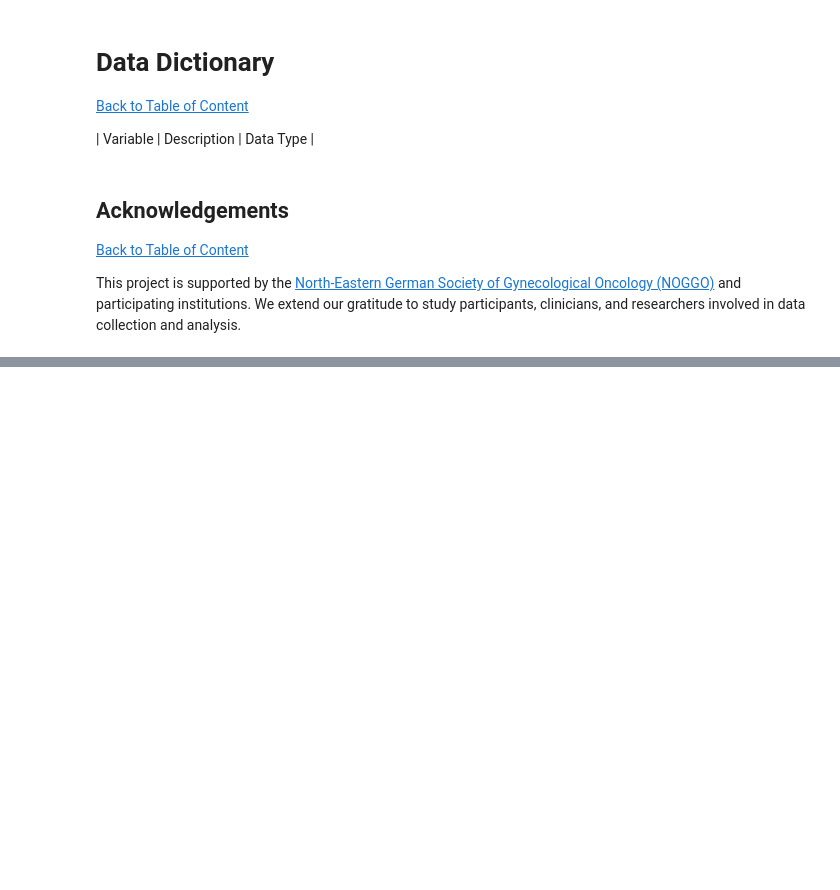
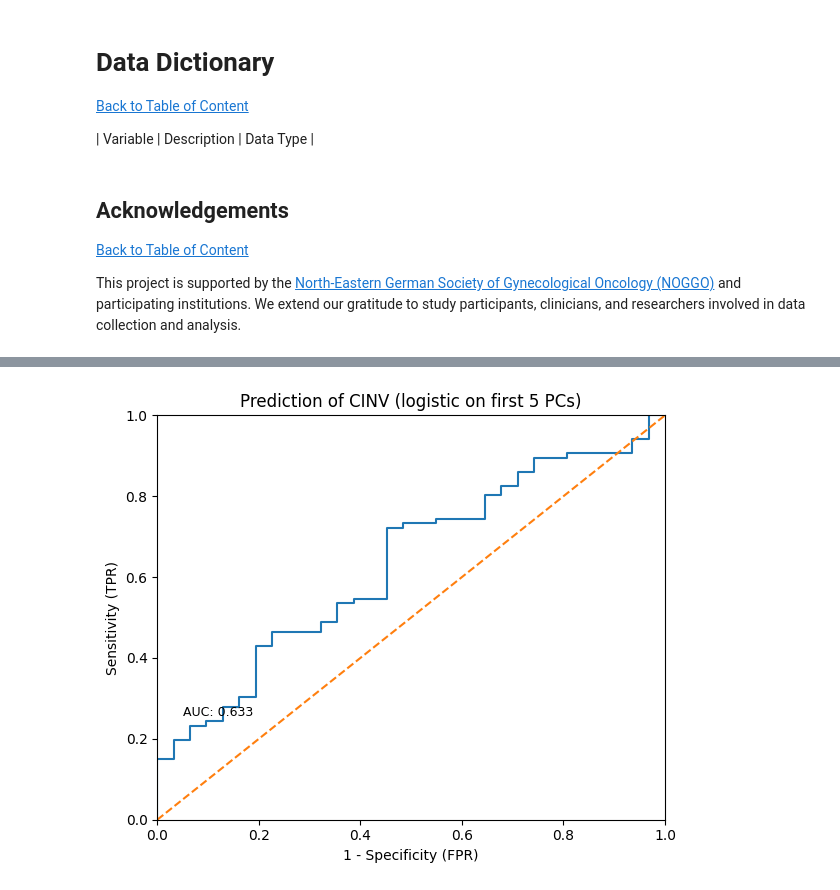
Before and after one commit to sschepanski/CINV_PredictiveModel_GynOnc, a Jupyter notebook: scr/EMRISK_Prediction.ipynb, the cells around one changed output, grey strips where cells are left out. Cells and saved outputs as stored; diff of their text form; code cells hidden in the pictures; blank space fills up the shorter version.

```diff
--- a/scr/EMRISK_Prediction.ipynb
+++ b/scr/EMRISK_Prediction.ipynb
@@ -1590,0 +559,13 @@ Während der Gini Index nur die Wichtigkeit der Variablen im gesamten Modell zei
+# %%
+# Stepwise ridge model
+ridge_step = Pipeline([
+    ("scaler", StandardScaler()),
+    ("clf", LogisticRegression(penalty="l2", solver="lbfgs", C=1.0, max_iter=5000))
+])
+ridge_step.fit(X_step, y)
+prob_step = ridge_step.predict_proba(X_step)[:, 1]
+youden_s, sens80_s, auc_s = roc_summary(y, prob_step)
+
+print("\nSTEPWISE ridge AUC:", auc_s)
+print("Youden:", youden_s)
+print("Sens>=0.80:", sens80_s)
@@ -1590,0 +731,16 @@ Während der Gini Index nur die Wichtigkeit der Variablen im gesamten Modell zei
+# %%
+# Logistic regression on PCs (glm on PC scores analogue)
+from sklearn.linear_model import LogisticRegression
+
+pc_model = LogisticRegression(penalty=None, solver="lbfgs", max_iter=5000)
+pc_model.fit(PC_scores, y)
+pc_prob = pc_model.predict_proba(PC_scores)[:, 1]
+
+plot_roc_with_annotations(
+    y_true=y,
+    prob=pc_prob,
+    title="Prediction of CINV (logistic on first 5 PCs)",
+    out_path=os.path.join(OUTPUT_DIR, "ROC_pca_logistic.eps"),
+)
+# %% [output]
+[figure, added]
```
Also changed, not shown: parts of 186 cells of this notebook, 32 other files.
